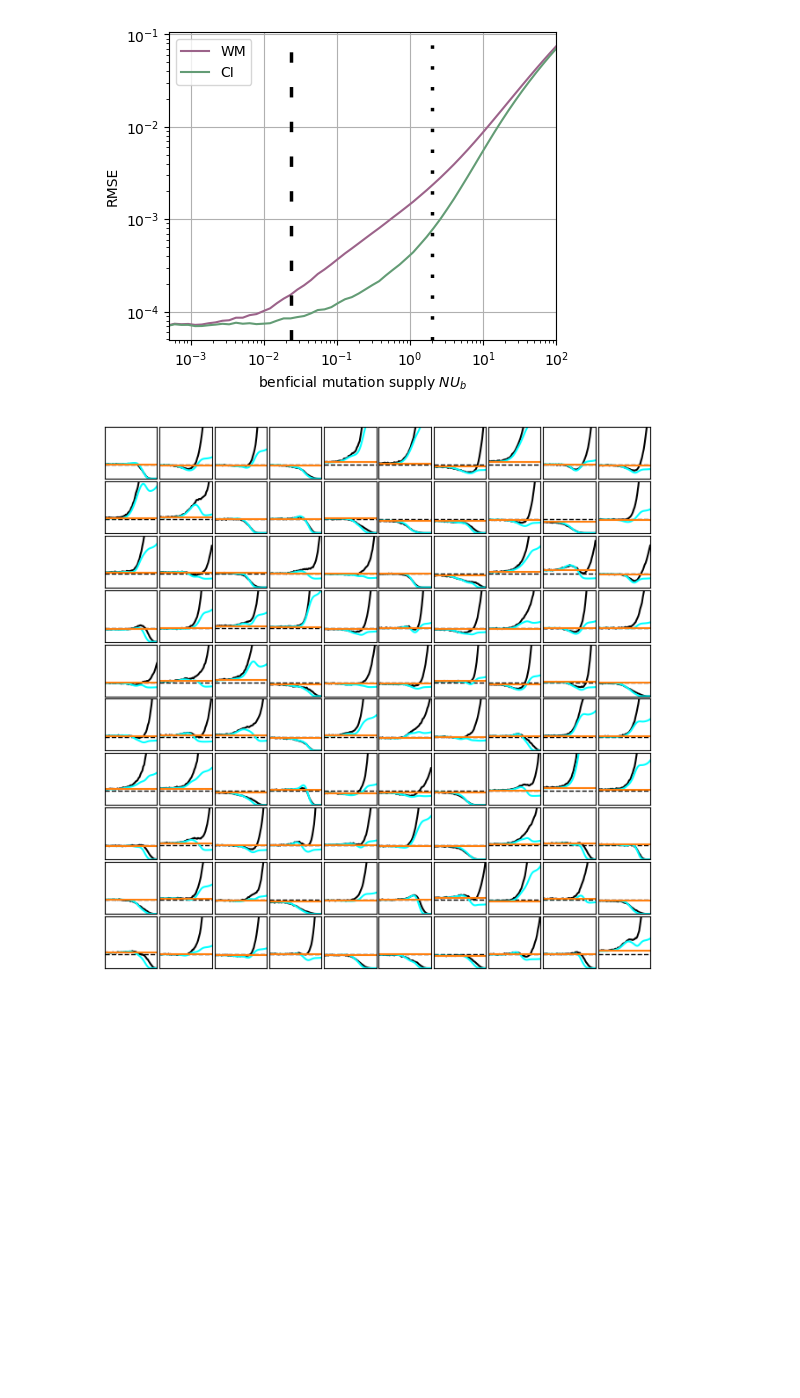
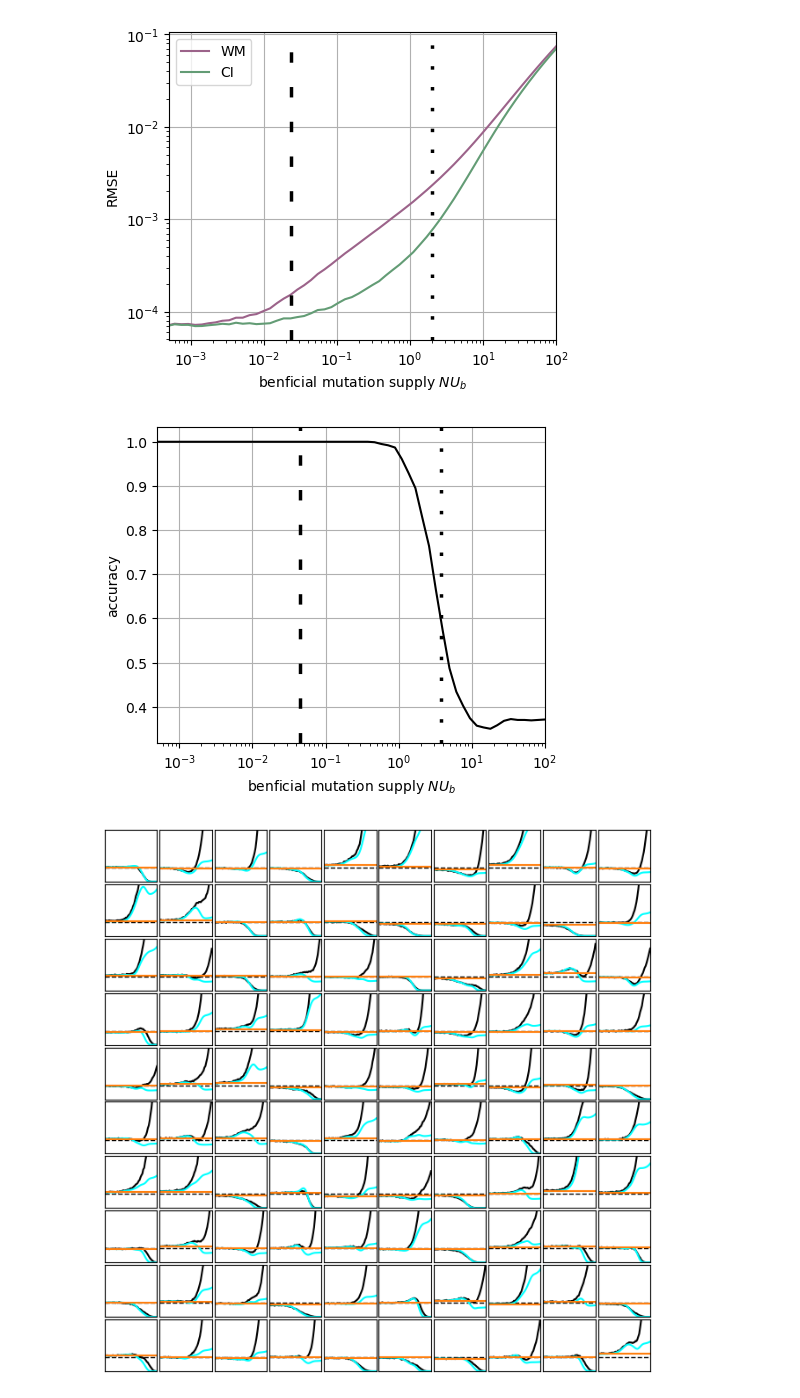
Before and after one commit to AlexKI123/DoublesProject, a Jupyter notebook: Code/WFModel/Plotting/Plot_Random_Result.ipynb, the cells around one changed output. Drawn from its saved outputs; the diff is of its cells as text; code cells hidden in the pictures; blank space fills up the shorter version.

```diff
--- a/Code/WFModel/Plotting/Plot_Random_Result.ipynb
+++ b/Code/WFModel/Plotting/Plot_Random_Result.ipynb
@@ -28,7 +28,7 @@ folderdir = '/Users/juklug/Desktop/simu'
 #folder = '/Users/alexander/Desktop/RandomLandscapes/Old/meanS008D01ns120nd200_exp'
 #folder = '/Users/alexander/Desktop/RandomLandscapes/Old/meanS01D008ns120nd200_exp'
 
-#folder = folderdir + '/dataExps01'
+folder = folderdir + '/dataExps01'
 #folder = folderdir + '/dataExp_ss01_sd008'
 #folder = folderdir + '/dataExp_ss008_sd01'
 
@@ -56,7 +56,7 @@ folderdir = '/Users/juklug/Desktop/simu'
 #folder = '/Users/alexander/Desktop/RandomLandscapes/Old/meanS01D008shape25ns120nd200_pareto'
 #folder = '/Users/alexander/Desktop/RandomLandscapes/Old/meanS008D01shape25ns120nd200_pareto'
 
-folder = folderdir + '/dataExp_s01_k25'
+#folder = folderdir + '/dataExp_s01_k25'
 #folder = folderdir + '/dataExp_ss008_sd01_k25'
 #folder = folderdir + '//dataExp_ss01_sd008_k25'
 
@@ -73,7 +73,7 @@ landscape_count = 0
 for sfile in sorted(glob.glob(folder+'/*ris.npy')):
     # Increment the iteration count
     landscape_count += 1
-    if landscape_count > 100:
+    if landscape_count > 1000:
         break
 
     result = re.search(''+folder+'/(.*)_', sfile)
@@ -1281,6 +1281,66 @@ plt.savefig("RMSE.pdf", bbox_inches='tight')
 plt.show()
 # %% [output]
 [figure]
+# %%
+from tqdm import tqdm
+
+# Initialize an array to accumulate differences
+all_differences_CI = []
+all_differences_WM = []
+
+accuracy_CI = np.zeros_like(x)  # Initialize accuracy for CI model
+accuracy_WM = np.zeros_like(x)  # Initialize accuracy for WM model
+
+total_simulations = ris.shape[0]
+#total_simulations = 10
+
+for i in tqdm(range(total_simulations)):
+    r = ris[i]
+    simulation_data = np.sum(r[:, ns+1:], axis=1)
+    ftemp = f[i]
+    fs = ftemp[1:ns+1].copy()
+    fd = ftemp[ns+1:].copy()
+    analytical_data_CI = CI_model(fs, fd, x, mus/6.09, mud/10.23)
+    analytical_data_WM = WM_model(fs,fd, mus/6.09, mud/10.23)
+
+    simulation_data = np.array(simulation_data)
+    analytical_data_CI =  np.array(analytical_data_CI)
+
+    differences_CI = np.abs(simulation_data - analytical_data_CI)
+
+    accuracy_CI += differences_CI < 0.001
+
+
+    all_differences_CI.append(differences_CI)
+
+
+all_differences_CI = np.array(all_differences_CI)
+all_differences_WM = np.array(all_differences_WM)
+
+
+mean_differences_CI = np.mean(all_differences_CI, axis=0)
+mean_differences_WM = np.mean(all_differences_WM, axis=0)
+
+
+accuracy_WM /= total_simulations
+accuracy_CI /= total_simulations
+
+plt.figure(figsize=(5, 4.1))
+plt.plot(x, accuracy_CI, "-", color="black")
+epsilon=1
+plt.axvline([np.real(epsilon/(2*lambertw(epsilon/(2*U))))], linestyle=(0, (3, 7)), color="black",linewidth=2.5)
+plt.axvline([np.real(epsilon*ns/(2*lambertw(epsilon/(2*mus/6.09))))], linestyle=(0, (1, 5)), color="black",linewidth=2.5)
+plt.xlabel('benficial mutation supply $NU_b$')
+plt.xscale("log")
+#plt.yscale("log")
+plt.ylabel("accuracy")
+plt.xlim(10**(-3.3),100)
+plt.grid(True)
+
+plt.savefig("acc_diff.pdf", bbox_inches='tight')
+plt.show()
+# %% [output]
+[figure, added]
 # %%
 from tqdm import tqdm
 
```
Also changed, not shown: parts of 1 cell of this notebook.
